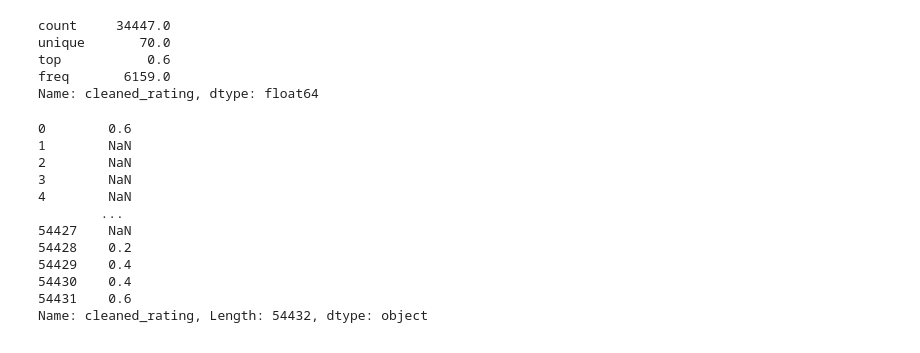
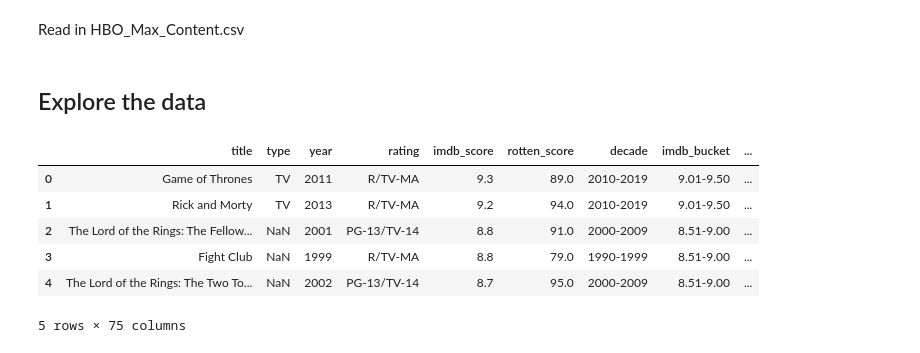
Before and after one commit to kyongminso/phase_1_project, a Jupyter notebook: Marshall's Notebook.ipynb, the cells around one changed output. Cells and saved outputs as stored; diff of their text form; code cells hidden in the pictures.

```diff
--- a/Marshall's Notebook.ipynb
+++ b/Marshall's Notebook.ipynb
@@ -282,23 +14,16 @@ See the caveats in the documentation: https://pandas.pydata.org/pandas-docs/stab
-# %%
-numeric_reviews['cleaned_rating'].describe()
-# %% [output]
-count     34447.0
-unique       70.0
-top           0.6
-freq       6159.0
-Name: cleaned_rating, dtype: float64
-# %%
-rt_reviews['cleaned_rating']
-# %% [output]
-0        0.6
-1        NaN
-2        NaN
-3        NaN
-4        NaN
-        ...
-54427    NaN
-54428    0.2
-54429    0.4
-54430    0.4
-54431    0.6
-Name: cleaned_rating, Length: 54432, dtype: object
+# %% [markdown]
+Read in HBO_Max_Content.csv
+# %%
+HBO_max_content = pd.read_csv('./zippedData/HBO_MAX_Content.csv')
+# %% [markdown]
+## Explore the data
+# %%
+HBO_max_content.head()
+# %% [output]
+|  | title | type | year | rating | imdb_score | rotten_score | decade | imdb_bucket | ... |
+| 0 | Game of Thrones | TV | 2011 | R/TV-MA | 9.3 | 89.0 | 2010-2019 | 9.01-9.50 | ... |
+| 1 | Rick and Morty | TV | 2013 | R/TV-MA | 9.2 | 94.0 | 2010-2019 | 9.01-9.50 | ... |
+| 2 | The Lord of the Rings: The Fellow... | NaN | 2001 | PG-13/TV-14 | 8.8 | 91.0 | 2000-2009 | 8.51-9.00 | ... |
+| 3 | Fight Club | NaN | 1999 | R/TV-MA | 8.8 | 79.0 | 1990-1999 | 8.51-9.00 | ... |
+| 4 | The Lord of the Rings: The Two To... | NaN | 2002 | PG-13/TV-14 | 8.7 | 95.0 | 2000-2009 | 8.51-9.00 | ... |
+5 rows × 75 columns
```
Also changed, not shown: parts of 62 cells of this notebook, 5 other files.
